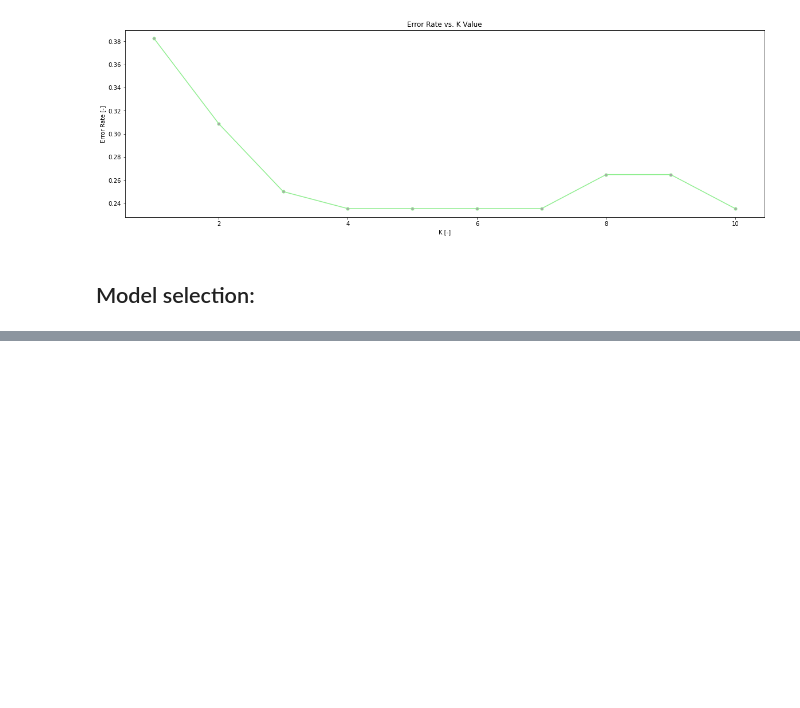
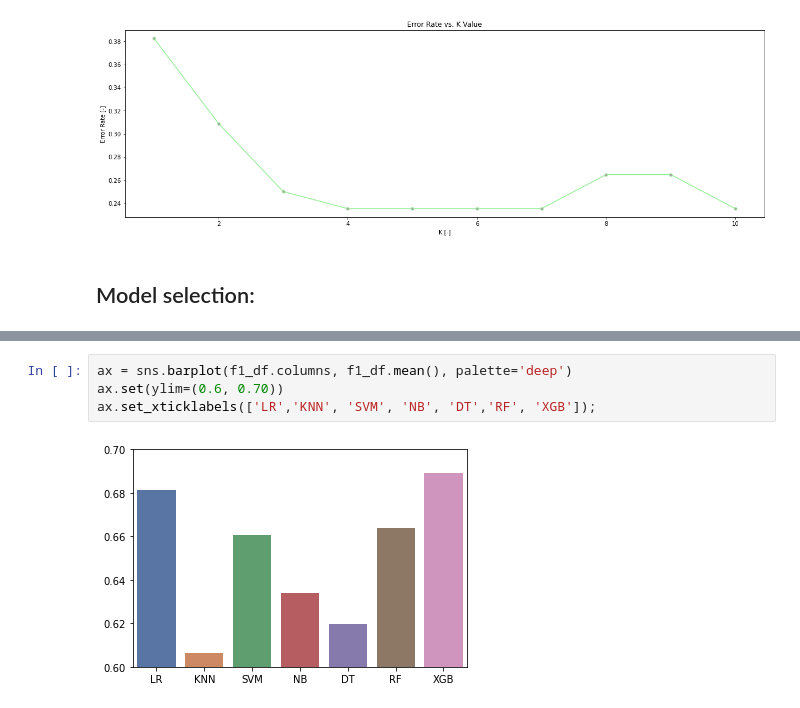
Before and after one commit to piotr-druzdzel/Horse-Colic-KNN-Imputation, a Jupyter notebook: KNN-Imputation.ipynb, the cells around one changed output, grey strips where cells are left out. Cells and saved outputs as stored; diff of their text form; blank space fills up the shorter version.

```diff
--- a/KNN-Imputation.ipynb
+++ b/KNN-Imputation.ipynb
@@ -956,0 +1028,6 @@ ValueError: Target is multiclass but average='binary'. Please choose another ave
+# %%
+ax = sns.barplot(f1_df.columns, f1_df.mean(), palette='deep')
+ax.set(ylim=(0.6, 0.70))
+ax.set_xticklabels(['LR','KNN', 'SVM', 'NB', 'DT','RF', 'XGB']);
+# %% [output]
+[figure, added]
```
Also changed, not shown: parts of 6 cells of this notebook.
